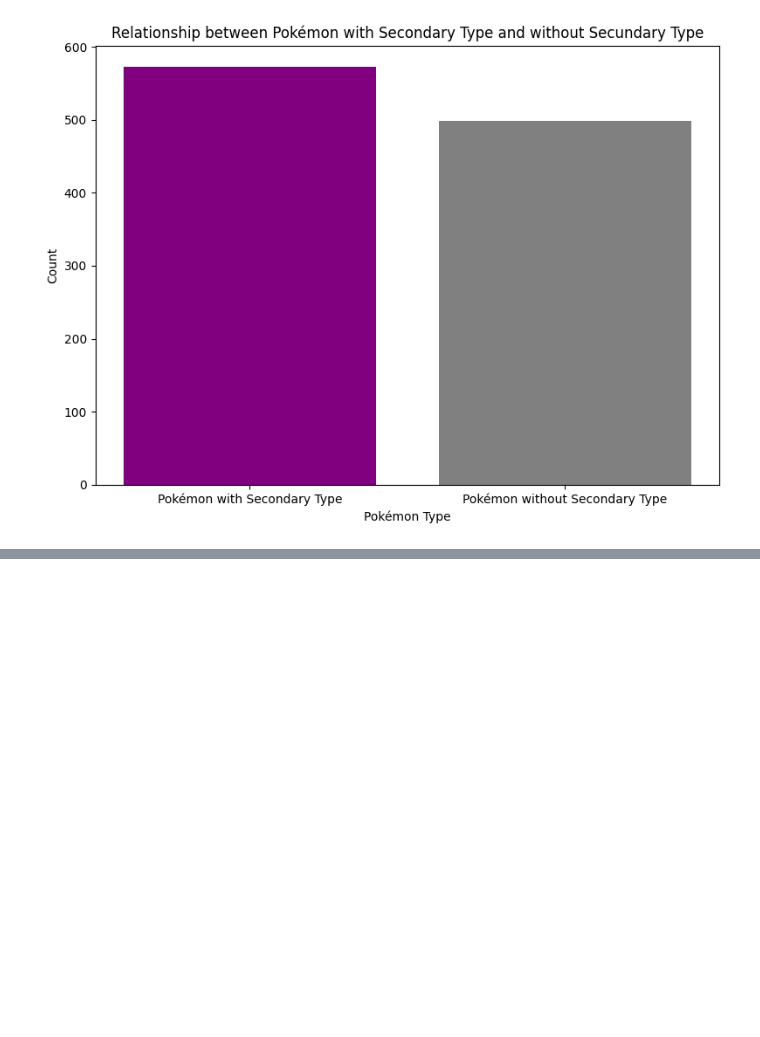
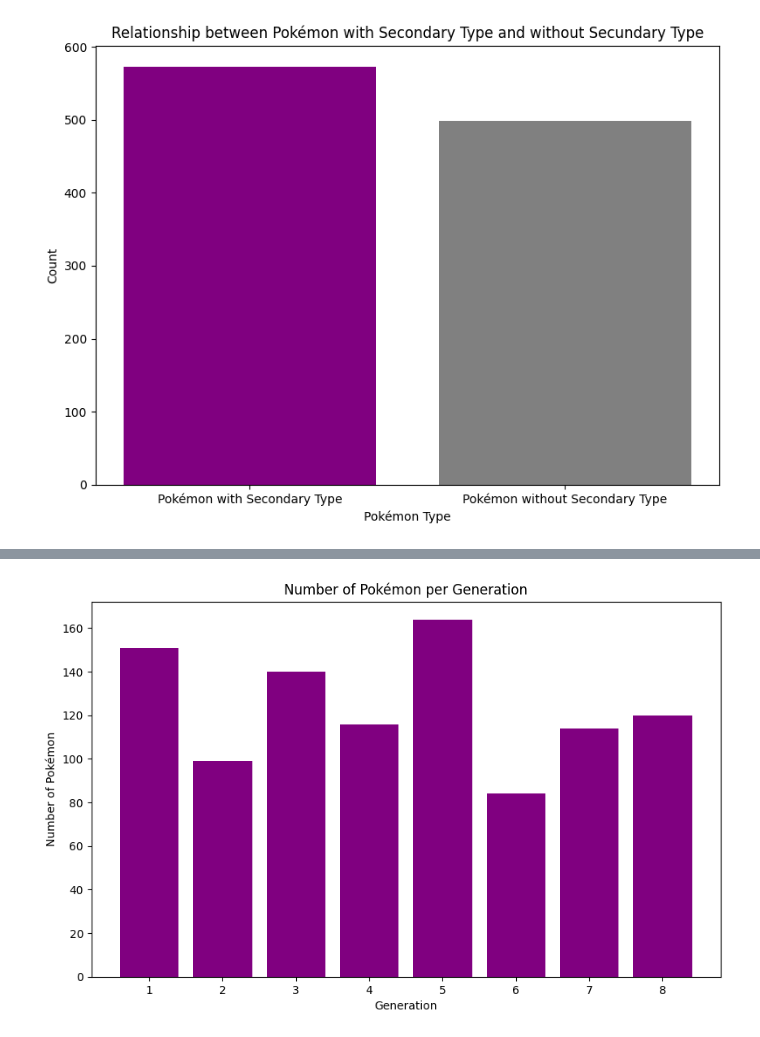
Before and after one commit to DsAlex-lnx/Pokemon-Data-Science, a Jupyter notebook: main.ipynb, the cells around one changed output, grey strips where cells are left out. Drawn from its saved outputs; the diff is of its cells as text; code cells hidden in the pictures; blank space fills up the shorter version.

```diff
--- a/main.ipynb
+++ b/main.ipynb
@@ -316,0 +369,19 @@ These observations provide valuable insights into the diverse world of Pokémon
+# %%
+#List of variations to exclude
+variations_to_exclude = ['Mega', 'Gigantamax']
+
+#Function to check if a Pokémon name contains variations to be excluded
+def has_variations(name):
+    for variation in variations_to_exclude:
+        if variation in name:
+            return True
+    return False
+
+#Filter Pokémon with names that do not contain excluded variations
+filtered_pokemon = df[~df['name'].apply(has_variations)]
+
+#Creating a CSV file to store these Pokémon (for possible future analysis)
+filtered_pokemon.to_csv('datasets/pokemon_without_variations.csv', index=False)
+
+#Checking the new CSV with filtered Pokémon
+filtered_pokemon.head(5)
@@ -316,0 +395,19 @@ These observations provide valuable insights into the diverse world of Pokémon
+# %%
+generations = filtered_pokemon[filtered_pokemon['generation'] >= 1]
+
+# Count Pokémon per generation
+filtred_generation_count = generations['generation'].value_counts().sort_index()
+
+# Create the bar chart
+plt.figure(figsize=(10, 6))  # Figure size
+plt.bar(filtred_generation_count.index, filtred_generation_count.values, color='purple')
+
+# Add labels and title
+plt.xlabel('Generation')
+plt.ylabel('Number of Pokémon')
+plt.title('Number of Pokémon per Generation')
+
+# Show the chart
+plt.show()
+# %% [output]
+[figure, added]
```
Also changed, not shown: parts of 8 cells of this notebook.
